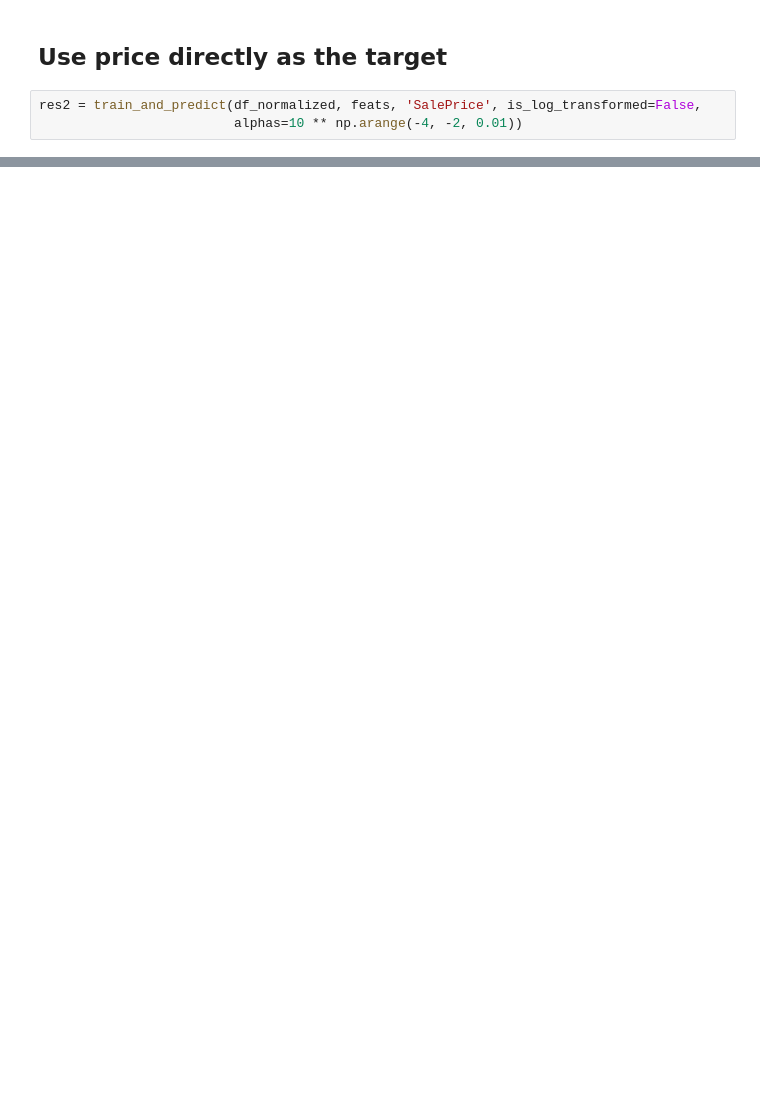
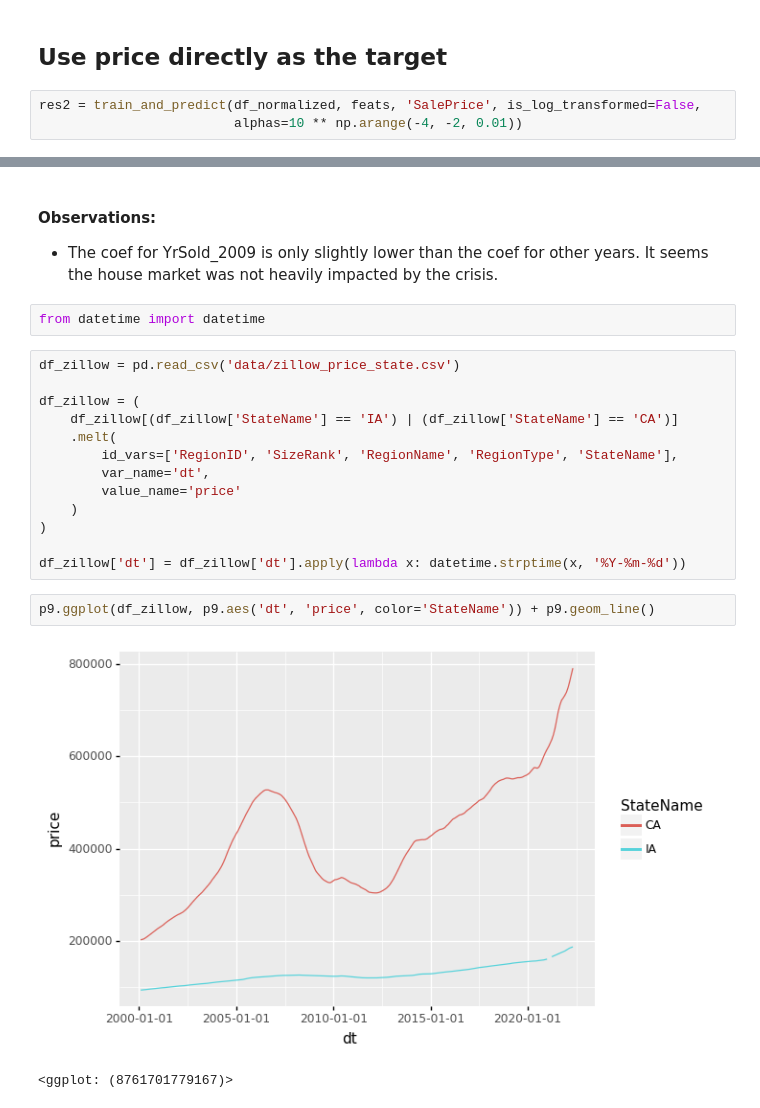
Before and after one commit to dehuihou/ames_house_price, a Jupyter notebook: sta208_final_project_lasso.ipynb, the cells around one changed output, grey strips where cells are left out. Cells and saved outputs as stored; diff of their text form; blank space fills up the shorter version.

```diff
--- a/sta208_final_project_lasso.ipynb
+++ b/sta208_final_project_lasso.ipynb
@@ -115,0 +274,24 @@ feat_coef_df = pd.DataFrame({
+# %% [markdown]
+#### Observations:
+
+* The coef for YrSold_2009 is only slightly lower than the coef for other years. It seems the house market was not heavily impacted by the crisis.
+# %%
+from datetime import datetime
+# %%
+df_zillow = pd.read_csv('data/zillow_price_state.csv')
+
+df_zillow = (
+    df_zillow[(df_zillow['StateName'] == 'IA') | (df_zillow['StateName'] == 'CA')]
+    .melt(
+        id_vars=['RegionID', 'SizeRank', 'RegionName', 'RegionType', 'StateName'],
+        var_name='dt',
+        value_name='price'
+    )
+)
+
+df_zillow['dt'] = df_zillow['dt'].apply(lambda x: datetime.strptime(x, '%Y-%m-%d'))
+# %%
+p9.ggplot(df_zillow, p9.aes('dt', 'price', color='StateName')) + p9.geom_line()
+# %% [output]
+[figure, added]
+<ggplot: (8761701779167)>
```
Also changed, not shown: parts of 25 cells of this notebook.
